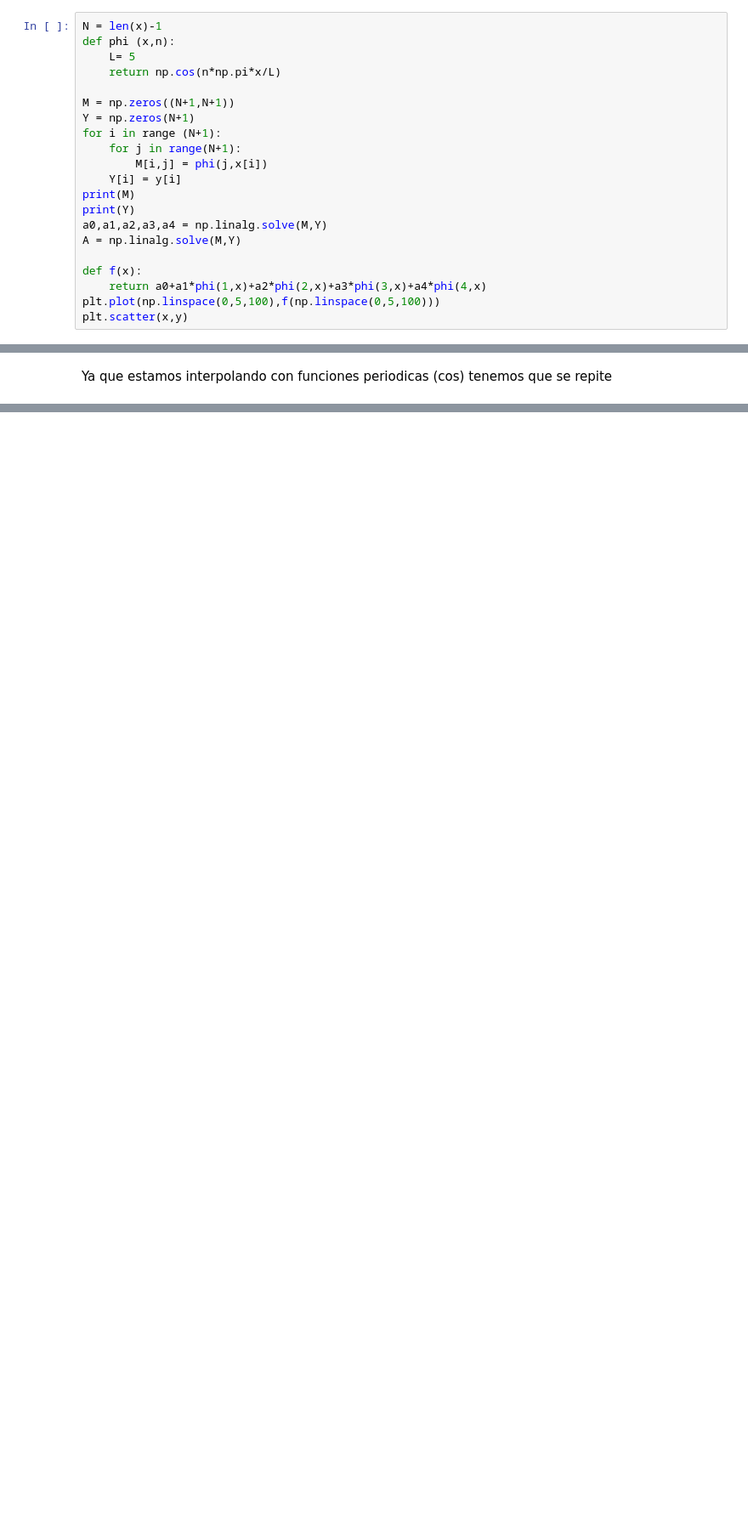
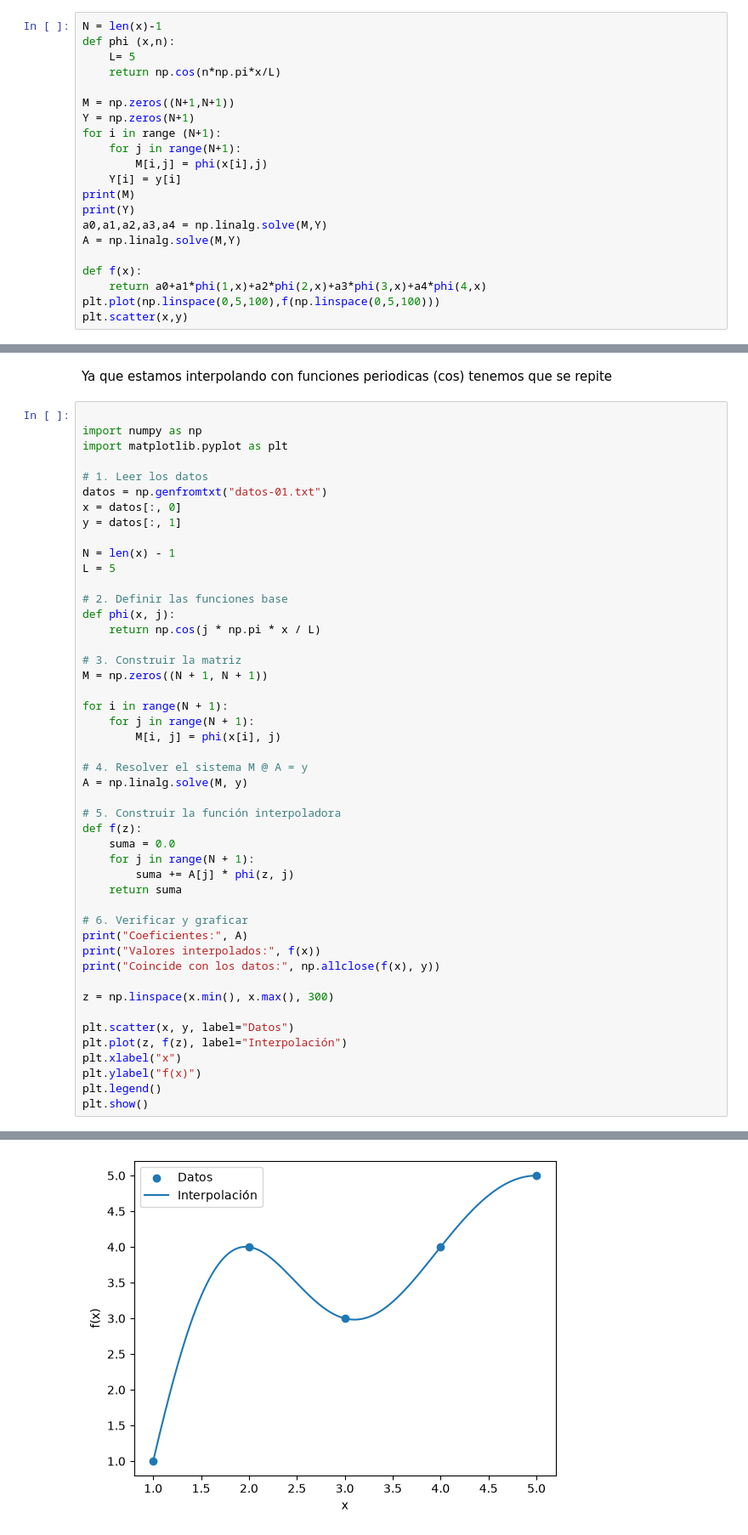
Before and after one commit to Dewscot/Clases, a Jupyter notebook: FC2/Clases/Matriz_de_vandermonde.ipynb, the cells around one changed output, grey strips where cells are left out. Shown at 85% size. Cells and saved outputs as stored; diff of their text form; blank space fills up the shorter version.

```diff
--- a/FC2/Clases/Matriz_de_vandermonde.ipynb
+++ b/FC2/Clases/Matriz_de_vandermonde.ipynb
@@ -23,7 +23,7 @@ M = np.zeros((N+1,N+1))
 Y = np.zeros(N+1)
 for i in range (N+1):
     for j in range(N+1):
-        M[i,j] = phi(j,x[i])
+        M[i,j] = phi(x[i],j)
     Y[i] = y[i]
 print(M)
 print(Y)
@@ -51,2 +51,50 @@ plt.plot(np.linspace(0,50,1000),f(np.linspace(0,50,1000)))
 # %% [markdown]
 Ya que estamos interpolando con funciones periodicas (cos) tenemos que se repite
+# %%
+
+import numpy as np
+import matplotlib.pyplot as plt
+
+# 1. Leer los datos
+datos = np.genfromtxt("datos-01.txt")
+x = datos[:, 0]
+y = datos[:, 1]
+
+N = len(x) - 1
+L = 5
+
+# 2. Definir las funciones base
+def phi(x, j):
+    return np.cos(j * np.pi * x / L)
+
+# 3. Construir la matriz
+M = np.zeros((N + 1, N + 1))
+
+for i in range(N + 1):
+    for j in range(N + 1):
+        M[i, j] = phi(x[i], j)
+
+# 4. Resolver el sistema M @ A = y
+A = np.linalg.solve(M, y)
+
+# 5. Construir la función interpoladora
+def f(z):
+    suma = 0.0
+    for j in range(N + 1):
+        suma += A[j] * phi(z, j)
+    return suma
+
+# 6. Verificar y graficar
+print("Coeficientes:", A)
+print("Valores interpolados:", f(x))
+print("Coincide con los datos:", np.allclose(f(x), y))
+
+z = np.linspace(x.min(), x.max(), 300)
+
+plt.scatter(x, y, label="Datos")
+plt.plot(z, f(z), label="Interpolación")
+plt.xlabel("x")
+plt.ylabel("f(x)")
+plt.legend()
+plt.show()
+# %% [output]
@@ -52,0 +104 @@ Ya que estamos interpolando con funciones periodicas (cos) tenemos que se repite
+[figure, added]
```
Also changed, not shown: parts of 3 cells of this notebook, 2 other files.
